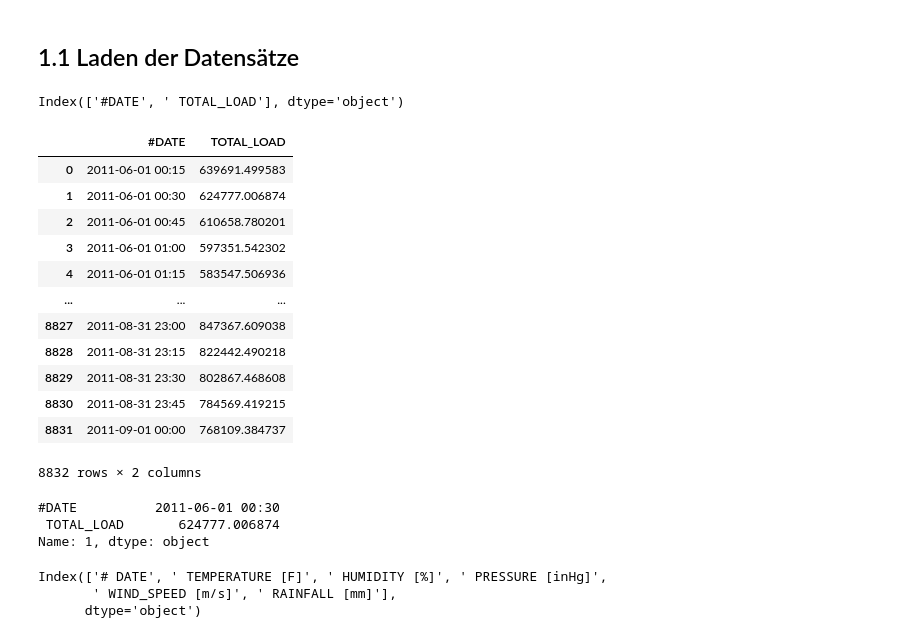
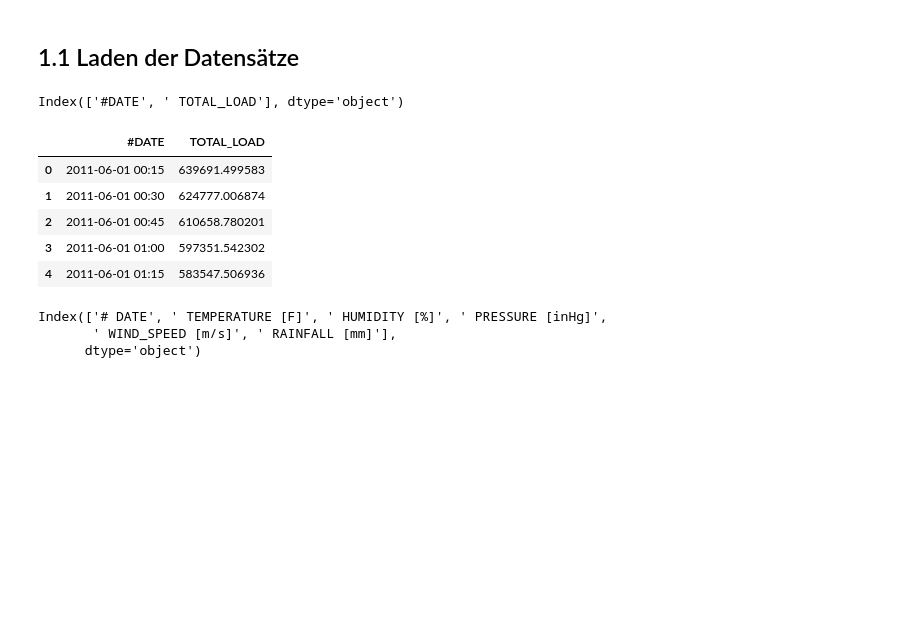
Before and after one commit to kathi-0815/ZRH_Project, a Jupyter notebook: project.ipynb, the cells around one changed output. Drawn from its saved outputs; the diff is of its cells as text; code cells hidden in the pictures; blank space fills up the shorter version.

```diff
--- a/project.ipynb
+++ b/project.ipynb
@@ -32,28 +33,15 @@ powerDF = pd.read_csv('./data/SystemLevelSummer.csv')
 weatherDF = pd.read_csv('./data/WeatherLocalSummer.csv')
 # %%
 powerDF.columns
-powerDF
+powerDF.head()
 # %% [output]
 Index(['#DATE', ' TOTAL_LOAD'], dtype='object')
 |  | #DATE | TOTAL_LOAD |
 | 0 | 2011-06-01 00:15 | 639691.499583 |
 | 1 | 2011-06-01 00:30 | 624777.006874 |
 | 2 | 2011-06-01 00:45 | 610658.780201 |
 | 3 | 2011-06-01 01:00 | 597351.542302 |
 | 4 | 2011-06-01 01:15 | 583547.506936 |
-| ... | ... | ... |
-| 8827 | 2011-08-31 23:00 | 847367.609038 |
-| 8828 | 2011-08-31 23:15 | 822442.490218 |
-| 8829 | 2011-08-31 23:30 | 802867.468608 |
-| 8830 | 2011-08-31 23:45 | 784569.419215 |
-| 8831 | 2011-09-01 00:00 | 768109.384737 |
-8832 rows × 2 columns
-# %%
-powerDF.iloc[1]
-# %% [output]
-#DATE          2011-06-01 00:30
- TOTAL_LOAD       624777.006874
-Name: 1, dtype: object
 # %%
 weatherDF.columns
 weatherDF.head()
```
Also changed, not shown: parts of 24 cells of this notebook.
